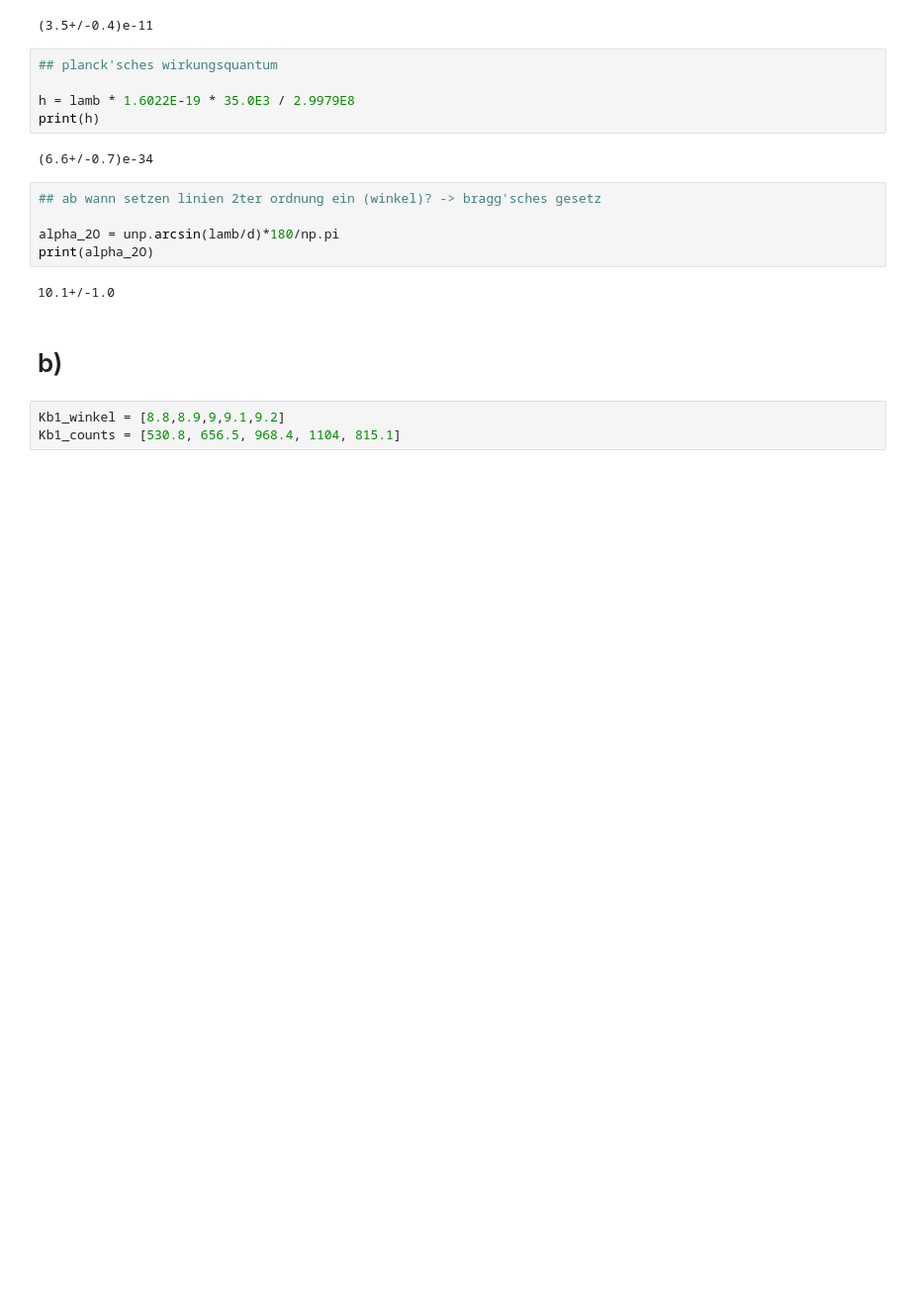
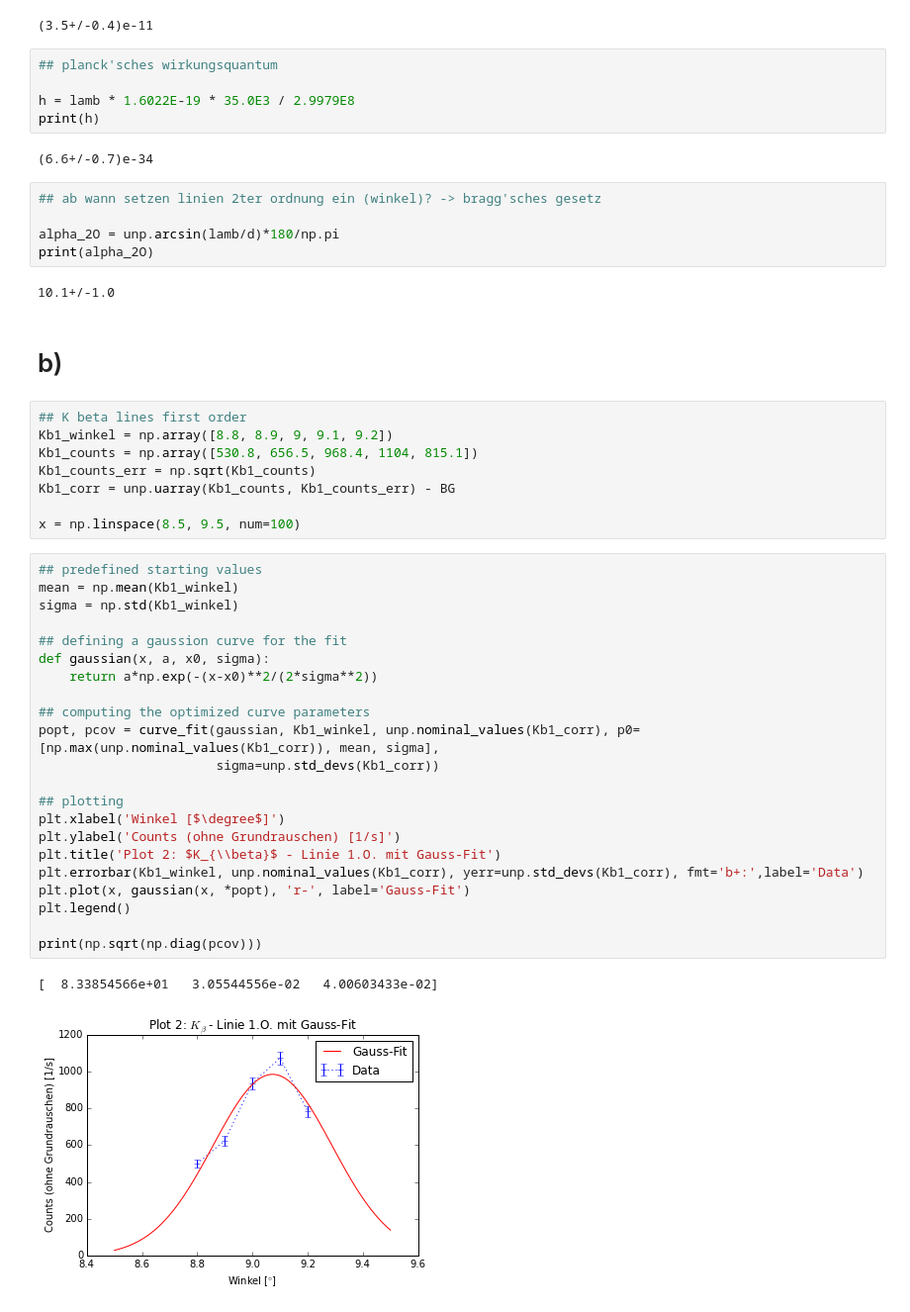
Before and after one commit to krauthex/AP2.2, a Jupyter notebook: v255/v255.ipynb, the cells around one changed output. Shown at 99% size. Cells and saved outputs as stored; diff of their text form; blank space fills up the shorter version.

Commit message:
added the gaussian fit for the k beta line of first order

```diff
--- a/v255/v255.ipynb
+++ b/v255/v255.ipynb
@@ -100,5 +101,35 @@ print(alpha_2O)
 b)
 ======
 # %%
-Kb1_winkel = [8.8,8.9,9,9.1,9.2]
-Kb1_counts = [530.8, 656.5, 968.4, 1104, 815.1]
+## K beta lines first order
+Kb1_winkel = np.array([8.8, 8.9, 9, 9.1, 9.2])
+Kb1_counts = np.array([530.8, 656.5, 968.4, 1104, 815.1])
+Kb1_counts_err = np.sqrt(Kb1_counts)
+Kb1_corr = unp.uarray(Kb1_counts, Kb1_counts_err) - BG
+
+x = np.linspace(8.5, 9.5, num=100)
+# %%
+## predefined starting values
+mean = np.mean(Kb1_winkel)
+sigma = np.std(Kb1_winkel)
+
+## defining a gaussion curve for the fit
+def gaussian(x, a, x0, sigma):
+    return a*np.exp(-(x-x0)**2/(2*sigma**2))
+
+## computing the optimized curve parameters
+popt, pcov = curve_fit(gaussian, Kb1_winkel, unp.nominal_values(Kb1_corr), p0=[np.max(unp.nominal_values(Kb1_corr)), mean, sigma],
+                       sigma=unp.std_devs(Kb1_corr))
+
+## plotting
+plt.xlabel('Winkel [$\degree$]')
+plt.ylabel('Counts (ohne Grundrauschen) [1/s]')
+plt.title('Plot 2: $K_{\\beta}$ - Linie 1.O. mit Gauss-Fit')
+plt.errorbar(Kb1_winkel, unp.nominal_values(Kb1_corr), yerr=unp.std_devs(Kb1_corr), fmt='b+:',label='Data')
+plt.plot(x, gaussian(x, *popt), 'r-', label='Gauss-Fit')
+plt.legend()
+
+print(np.sqrt(np.diag(pcov)))
+# %% [output]
+[  8.33854566e+01   3.05544556e-02   4.00603433e-02]
+[figure, added]
```
Also changed, not shown: parts of 1 cell of this notebook.
